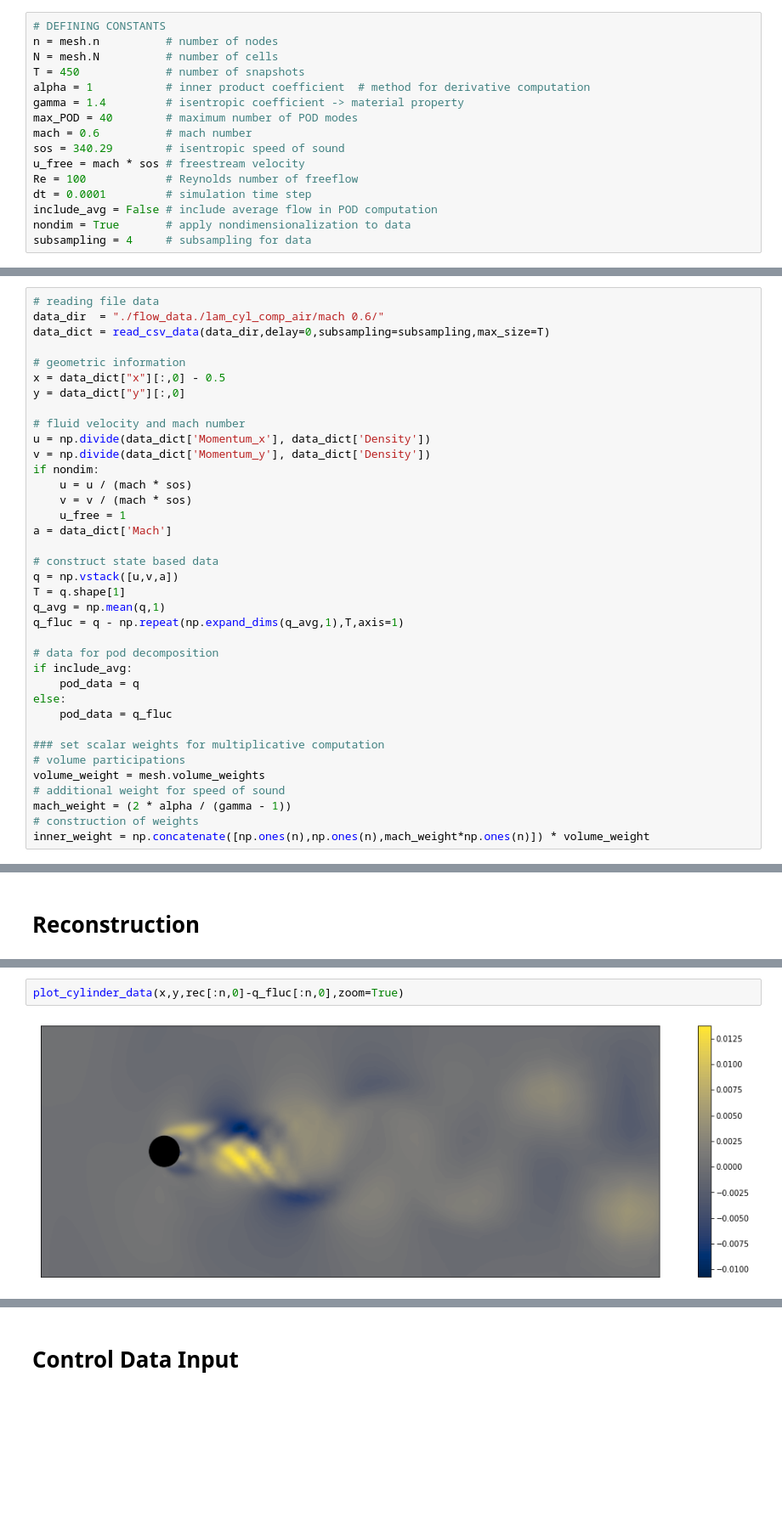
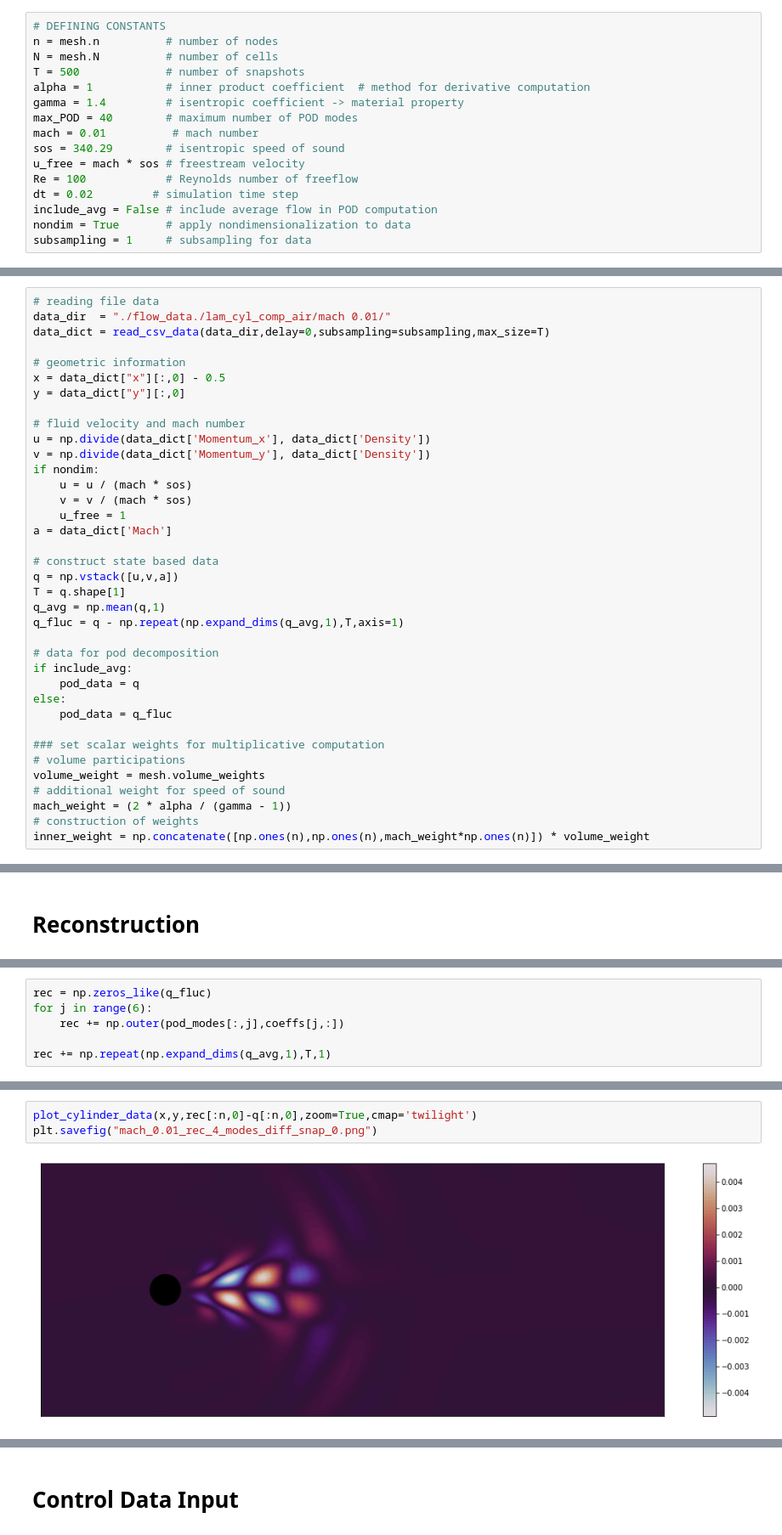
Before and after one commit to JanRotti/podGalerkin, a Jupyter notebook: pod_galerkin.ipynb, the cells around one changed output, grey strips where cells are left out. Shown at 85% size. Cells and saved outputs as stored; diff of their text form; blank space fills up the shorter version.

```diff
--- a/pod_galerkin.ipynb
+++ b/pod_galerkin.ipynb
@@ -34,23 +34,23 @@ Mesh Initialization Successful!-------------------------------------------------
 # DEFINING CONSTANTS
 n = mesh.n          # number of nodes
 N = mesh.N          # number of cells
-T = 450             # number of snapshots
+T = 500             # number of snapshots
 alpha = 1           # inner product coefficient  # method for derivative computation
 gamma = 1.4         # isentropic coefficient -> material property
 max_POD = 40        # maximum number of POD modes
-mach = 0.6          # mach number
+mach = 0.01          # mach number
 sos = 340.29        # isentropic speed of sound
 u_free = mach * sos # freestream velocity
 Re = 100            # Reynolds number of freeflow
-dt = 0.0001         # simulation time step
+dt = 0.02         # simulation time step
 include_avg = False # include average flow in POD computation
 nondim = True       # apply nondimensionalization to data
-subsampling = 4     # subsampling for data
+subsampling = 1     # subsampling for data
 # %% [markdown]
 # Data Preparation
 # %%
 # reading file data
-data_dir  = "./flow_data./lam_cyl_comp_air/mach 0.6/"
+data_dir  = "./flow_data./lam_cyl_comp_air/mach 0.01/"
 data_dict = read_csv_data(data_dir,delay=0,subsampling=subsampling,max_size=T)
 
 # geometric information
@@ -185,0 +188,6 @@ plt.semilogy(rec_error)
+# %%
+rec = np.zeros_like(q_fluc)
+for j in range(6):
+    rec += np.outer(pod_modes[:,j],coeffs[j,:])
+
+rec += np.repeat(np.expand_dims(q_avg,1),T,1)
@@ -186,4 +204,5 @@ plt.semilogy(rec_error)
 # %%
-plot_cylinder_data(x,y,rec[:n,0]-q_fluc[:n,0],zoom=True)
+plot_cylinder_data(x,y,rec[:n,0]-q[:n,0],zoom=True,cmap='twilight')
+plt.savefig("mach_0.01_rec_4_modes_diff_snap_0.png")
 # %% [output]
-[figure, old version]
+[figure, new version]
```
Also changed, not shown: parts of 15 cells of this notebook, 2 other files.
